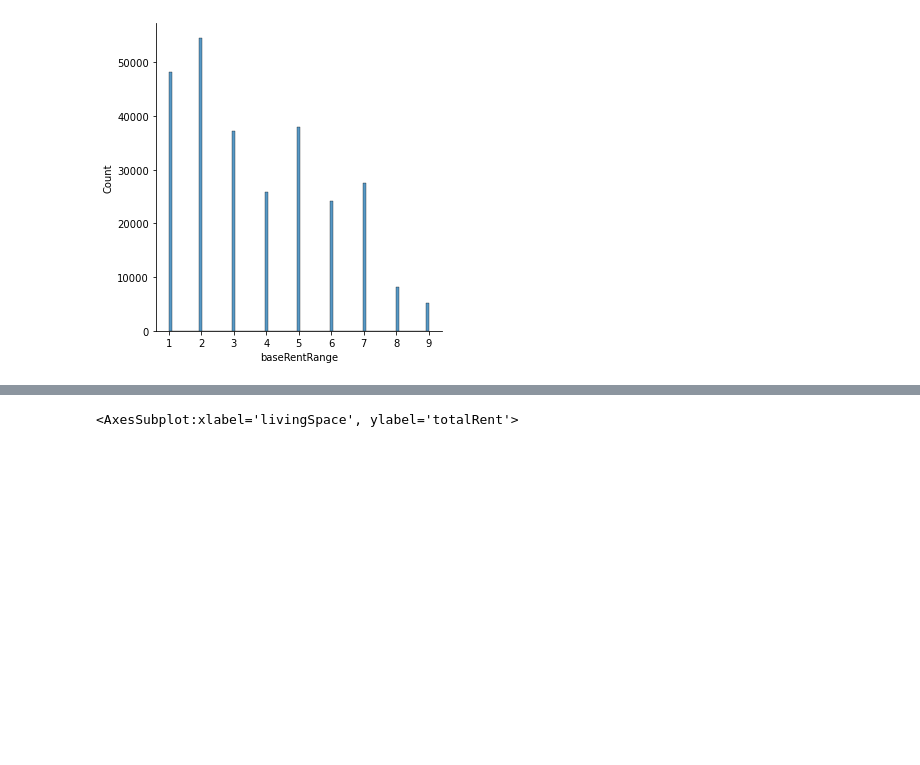
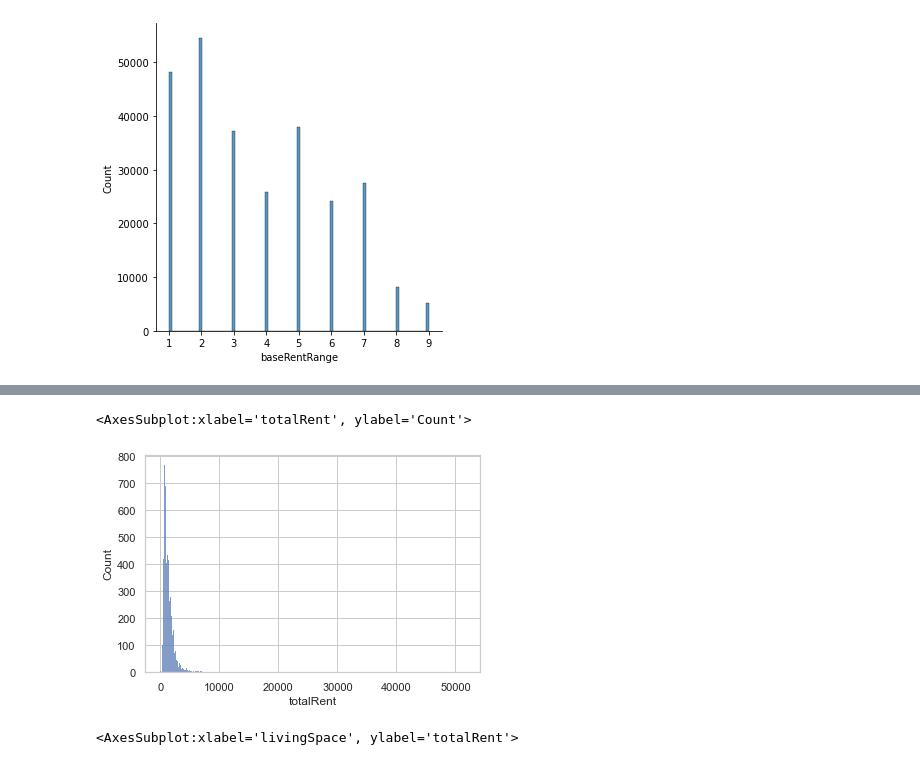
Before and after one commit to eriglesias/housing_prices_DEU, a Jupyter notebook: housing_analysis_de.ipynb, the cells around one changed output, grey strips where cells are left out. Saved outputs shown, nothing was run; the diff lists cells and outputs as text; code cells hidden in the pictures; blank space fills up the shorter version.

```diff
--- a/housing_analysis_de.ipynb
+++ b/housing_analysis_de.ipynb
@@ -570,0 +596,3 @@ sns.displot(housing.baseRentRange)
+# %%
+housing_berlin = housing.loc[(housing['regio1']=='Berlin') & (housing['regio2']=='Berlin'), ['serviceCharge','totalRent']]
+housing_berlin.head()
@@ -571,3 +606,8 @@ sns.displot(housing.baseRentRange)
+# %%
+sns.histplot(housing_berlin.totalRent)
+# %% [output]
+<AxesSubplot:xlabel='totalRent', ylabel='Count'>
+[figure, added]
 # %%
 sns.hisplot(housing['totalRent'])
 # %%
```
Also changed, not shown: parts of 12 cells of this notebook.
